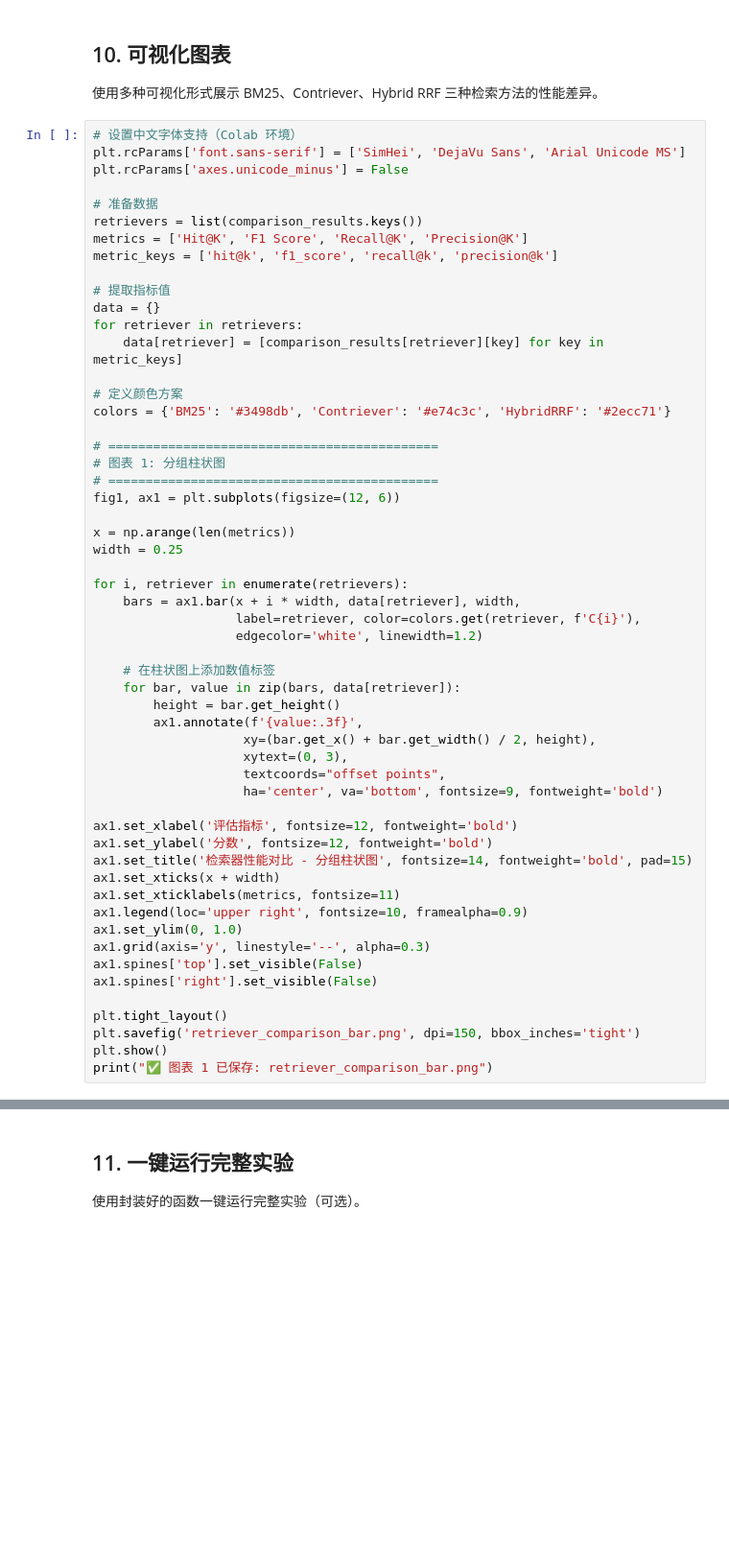
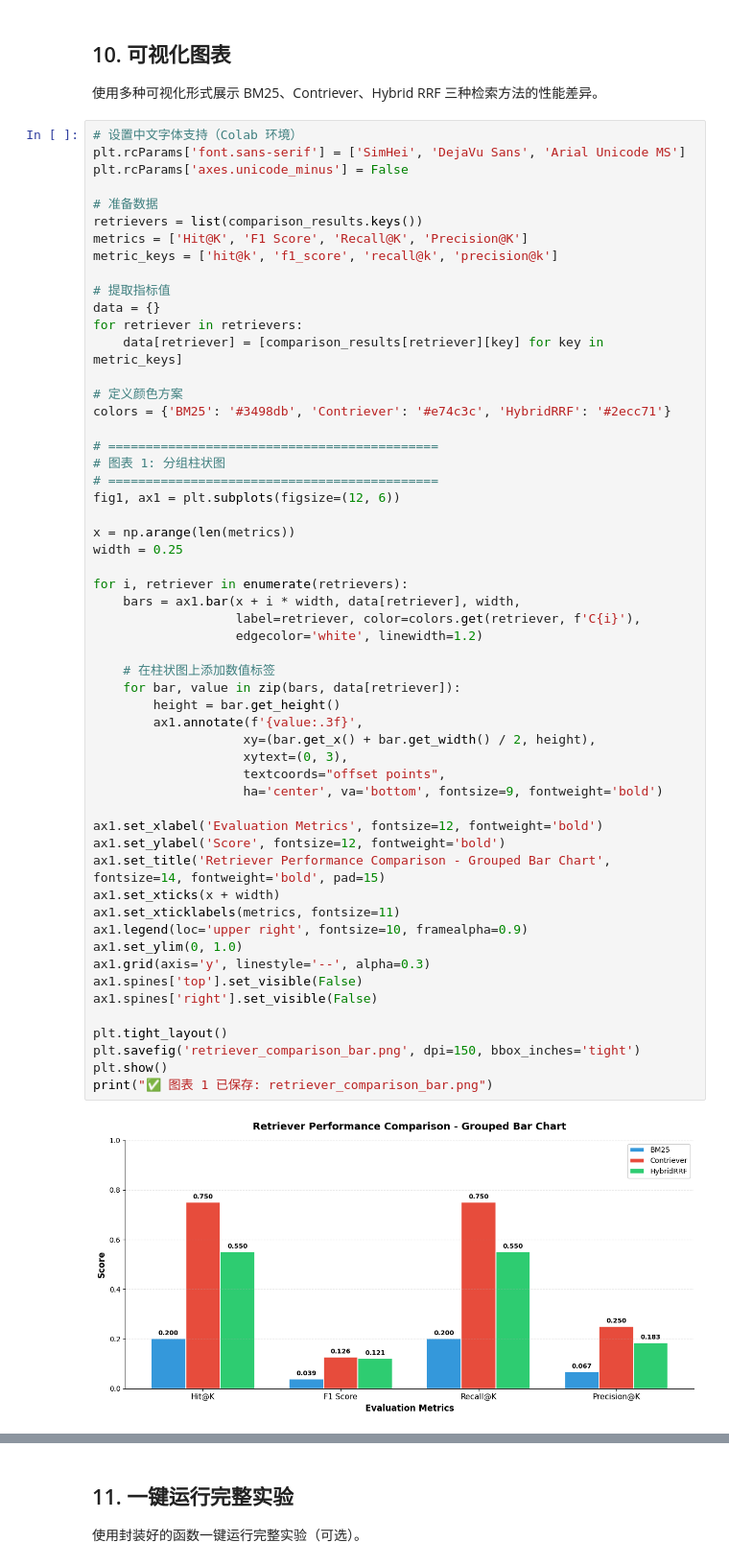
Before and after one commit to kitee0918/-nlp-rag-project, a Jupyter notebook: 2domain_retrival.ipynb, the cells around one changed output, grey strips where cells are left out. Shown at 96% size. Drawn from its saved outputs; the diff is of its cells as text; blank space fills up the shorter version.

```diff
--- a/2domain_retrival.ipynb
+++ b/2domain_retrival.ipynb
@@ -369,33 +506,35 @@ fig1, ax1 = plt.subplots(figsize=(12, 6))
 
 x = np.arange(len(metrics))
 width = 0.25
 
 for i, retriever in enumerate(retrievers):
     bars = ax1.bar(x + i * width, data[retriever], width,
                    label=retriever, color=colors.get(retriever, f'C{i}'),
                    edgecolor='white', linewidth=1.2)
 
     # 在柱状图上添加数值标签
     for bar, value in zip(bars, data[retriever]):
         height = bar.get_height()
         ax1.annotate(f'{value:.3f}',
                     xy=(bar.get_x() + bar.get_width() / 2, height),
                     xytext=(0, 3),
                     textcoords="offset points",
                     ha='center', va='bottom', fontsize=9, fontweight='bold')
 
-ax1.set_xlabel('评估指标', fontsize=12, fontweight='bold')
-ax1.set_ylabel('分数', fontsize=12, fontweight='bold')
-ax1.set_title('检索器性能对比 - 分组柱状图', fontsize=14, fontweight='bold', pad=15)
+ax1.set_xlabel('Evaluation Metrics', fontsize=12, fontweight='bold')
+ax1.set_ylabel('Score', fontsize=12, fontweight='bold')
+ax1.set_title('Retriever Performance Comparison - Grouped Bar Chart', fontsize=14, fontweight='bold', pad=15)
 ax1.set_xticks(x + width)
 ax1.set_xticklabels(metrics, fontsize=11)
 ax1.legend(loc='upper right', fontsize=10, framealpha=0.9)
 ax1.set_ylim(0, 1.0)
 ax1.grid(axis='y', linestyle='--', alpha=0.3)
 ax1.spines['top'].set_visible(False)
 ax1.spines['right'].set_visible(False)
 
 plt.tight_layout()
 plt.savefig('retriever_comparison_bar.png', dpi=150, bbox_inches='tight')
 plt.show()
 print("✅ 图表 1 已保存: retriever_comparison_bar.png")
+# %% [output]
+[figure, added]
```
Also changed, not shown: parts of 12 cells of this notebook.
